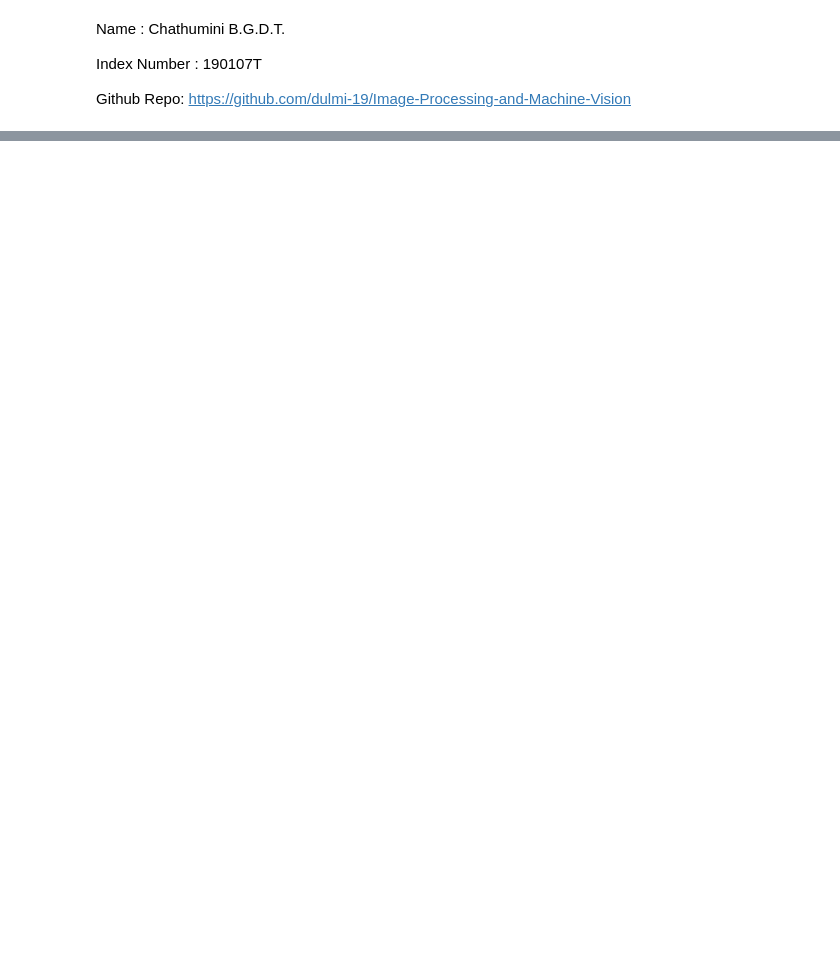
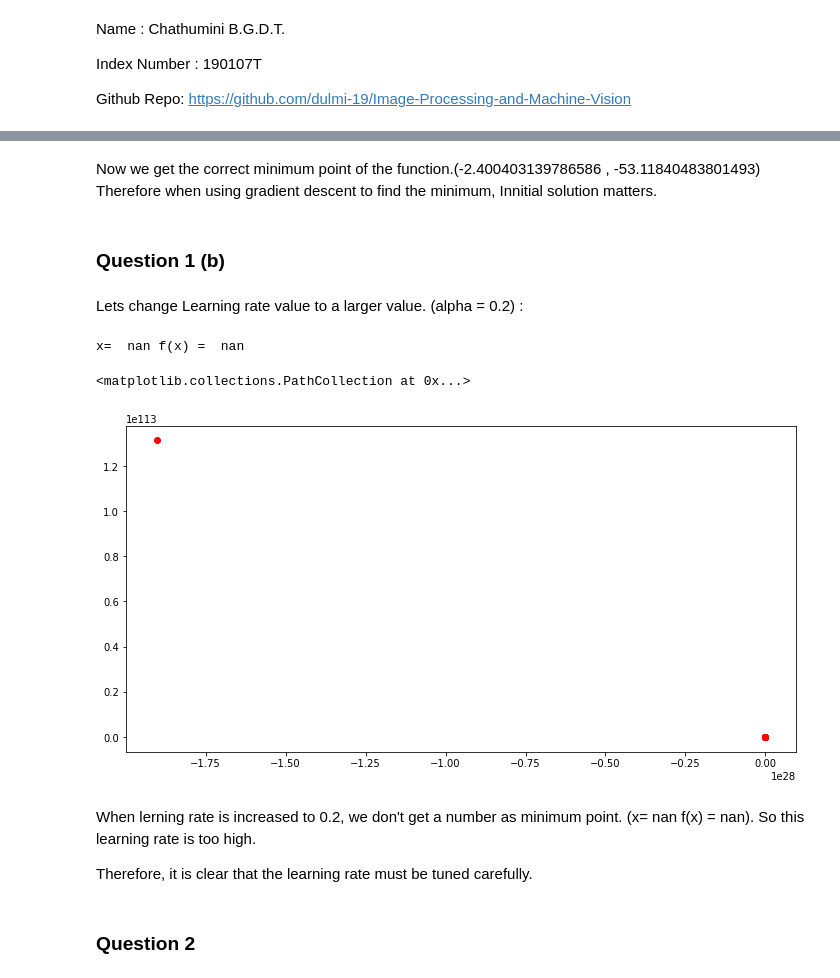
Before and after one commit to dulmi-99/Image-Processing-and-Machine-Vision, a Jupyter notebook: Exercises/Exercise 10/190107T_Exercise_10.ipynb, the cells around one changed output, grey strips where cells are left out. Cells and saved outputs as stored; diff of their text form; code cells hidden in the pictures; blank space fills up the shorter version.

```diff
--- a/Exercises/Exercise 10/190107T_Exercise_10.ipynb
+++ b/Exercises/Exercise 10/190107T_Exercise_10.ipynb
@@ -57,0 +98,36 @@ Question 2
+# %% [markdown]
+Now we get the correct minimum point of the function.(-2.400403139786586 , -53.11840483801493)
+Therefore when using gradient descent to find the minimum, Innitial solution matters.
+# %% [markdown]
+### Question 1 (b)
+# %% [markdown]
+Lets change Learning rate value to a larger value. (alpha = 0.2) :
+# %%
+alpha = 0.2 #Learning rate
+x = 0.5 #Initial solution
+x_hist = np.array(x)
+fx_hist = np.array(f(x))
+for i in range(20):
+    x = x - alpha*g(x)
+    x_hist= np.append(x_hist, x)
+    fx_hist= np.append(fx_hist, f(x))
+
+print('x= ',x,'f(x) = ',f(x))
+
+fig = plt.figure(figsize = (12,6))
+ax = plt.subplot(1,1,1)
+delta = 0.1
+x_ = np.arange(-4,4+delta,delta)
+ax.plot(x_,f(x_))
+ax.scatter(x_hist,fx_hist, c='r')
+# %% [output]
+x=  nan f(x) =  nan
+<matplotlib.collections.PathCollection at 0x...>
+[figure, added]
+# %% [markdown]
+When lerning rate is increased to 0.2, we don't get a number as minimum point. (x=  nan f(x) =  nan).
+So this learning rate is too high.
+
+Therefore, it is clear that the learning rate must be tuned carefully.
+# %% [markdown]
+### Question 2
```
Also changed, not shown: parts of 14 cells of this notebook.
